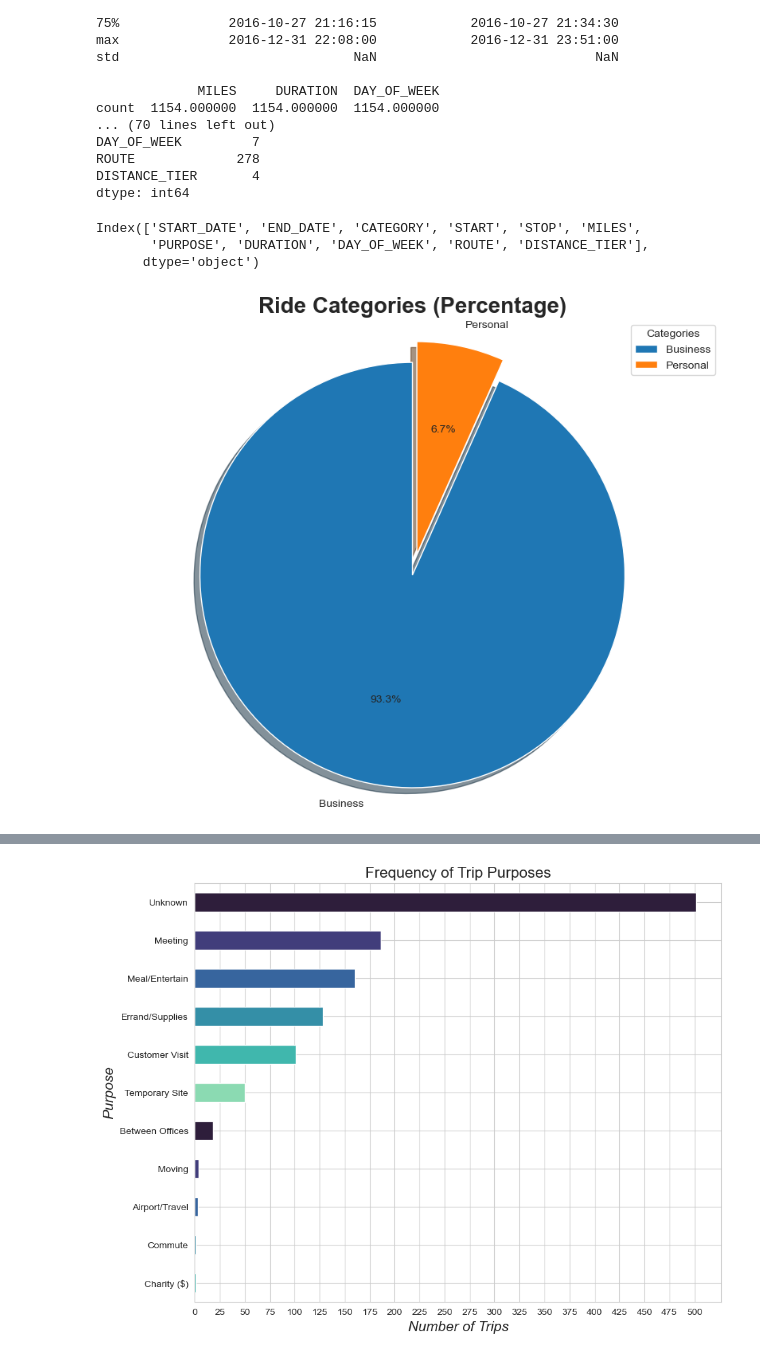
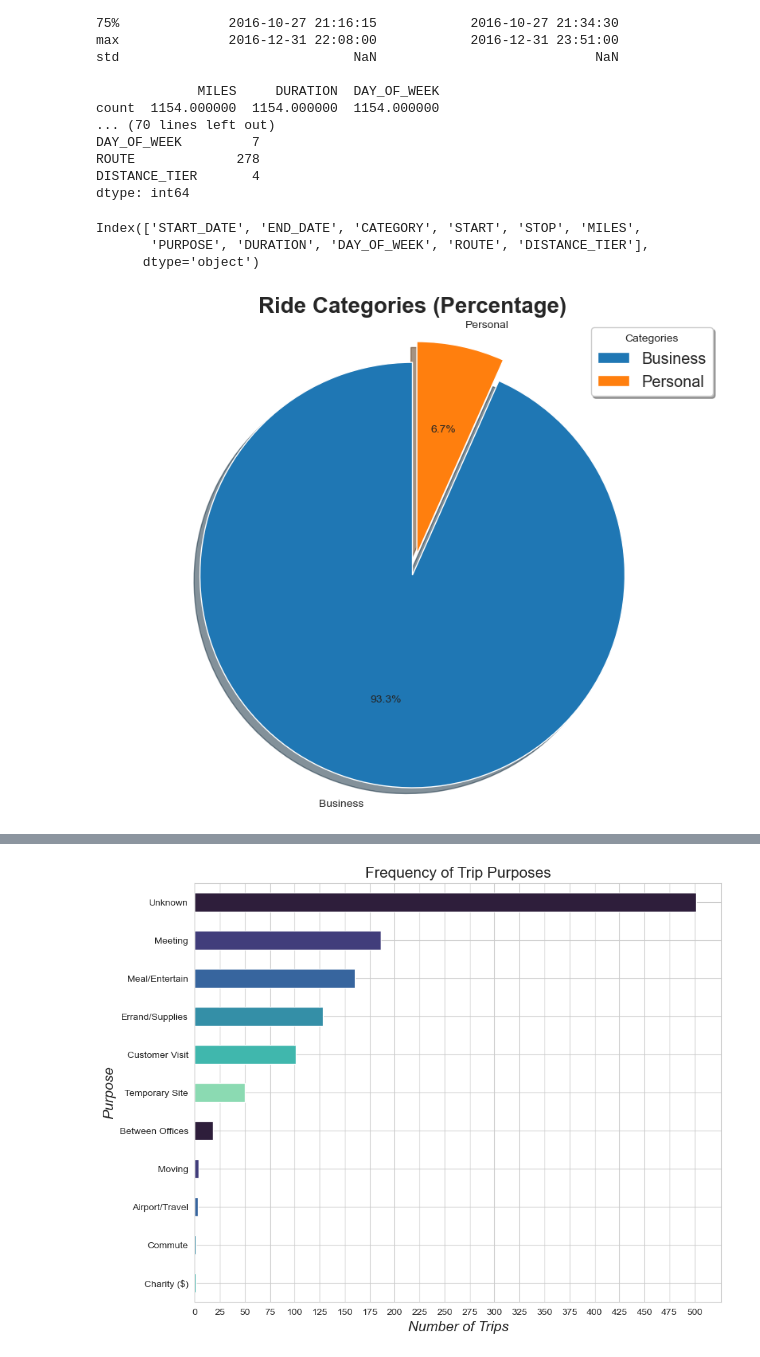
Before and after one commit to mixedethan/uber-data-analysis, a Jupyter notebook: uber_analysis.ipynb, the cells around one changed output, grey strips where cells are left out. Cells and saved outputs as stored; diff of their text form; code cells hidden in the pictures.

Commit message:
completed univariate eda

```diff
--- a/uber_analysis.ipynb
+++ b/uber_analysis.ipynb
@@ -359,28 +359,28 @@ ROUTE             278
 DISTANCE_TIER       4
 dtype: int64
 # %%
-## TODO: EDA
+### TODO: EDA
 
-# univariate analysis
+## univariate analysis
 
 print(df.columns)
 
 sns.set_style('whitegrid')
 
 # categories eda
 category_counts = df['CATEGORY'].value_counts()
 plt.figure(figsize=(10,8))
 plt.pie(category_counts.values, labels=category_counts.index, autopct='%1.1f%%',
          startangle=90, explode=(0.1, 0), shadow=True)
 plt.title('Ride Categories (Percentage)', fontsize=20, weight='bold')
 plt.axis('equal')
-plt.legend(title='Categories')
+plt.legend(title='Categories', shadow=True, fontsize='x-large')
 plt.show()
 # %% [output]
 Index(['START_DATE', 'END_DATE', 'CATEGORY', 'START', 'STOP', 'MILES',
        'PURPOSE', 'DURATION', 'DAY_OF_WEEK', 'ROUTE', 'DISTANCE_TIER'],
       dtype='object')
-[figure, old version]
+[figure, new version]
 # %%
 # START/STOP EDA
 start_counts = df['START'].value_counts().head(10)
```
Also changed, not shown: parts of 5 cells of this notebook.
